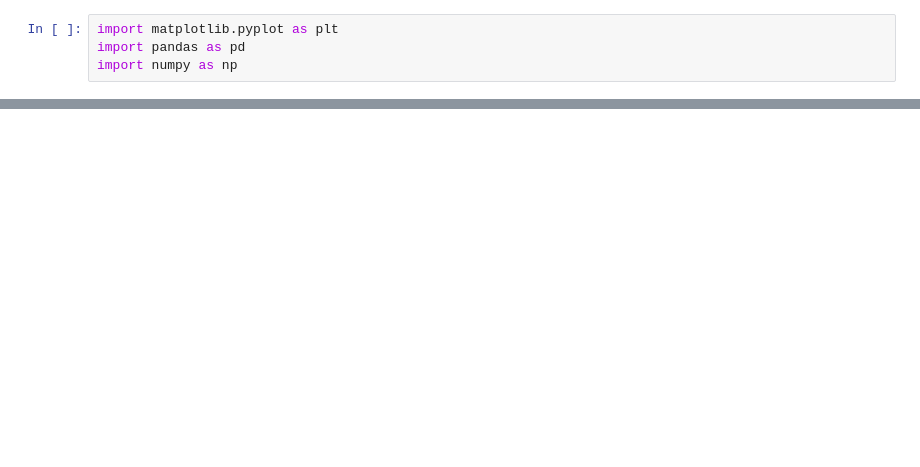
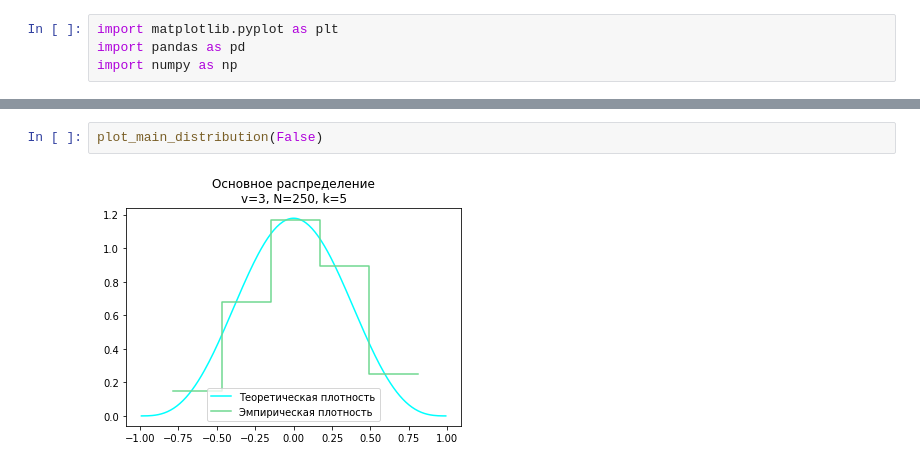
Before and after one commit to drhouma/oop, a Jupyter notebook: plot.ipynb, the cells around one changed output, grey strips where cells are left out. Drawn from its saved outputs; the diff is of its cells as text; blank space fills up the shorter version.

```diff
--- a/plot.ipynb
+++ b/plot.ipynb
@@ -88,0 +120,4 @@ plt.title('Генерация случайных величин на основ
+# %%
+plot_main_distribution(False)
+# %% [output]
+[figure, added]
```
Also changed, not shown: parts of 9 cells of this notebook, 6 other files.
